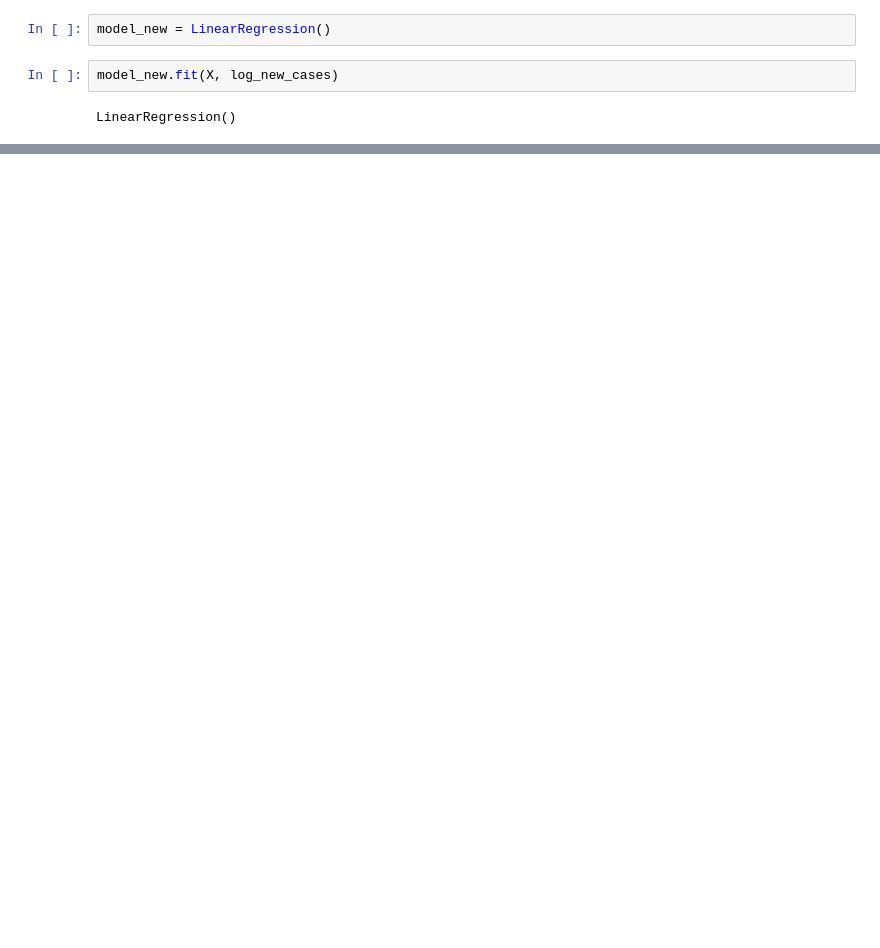
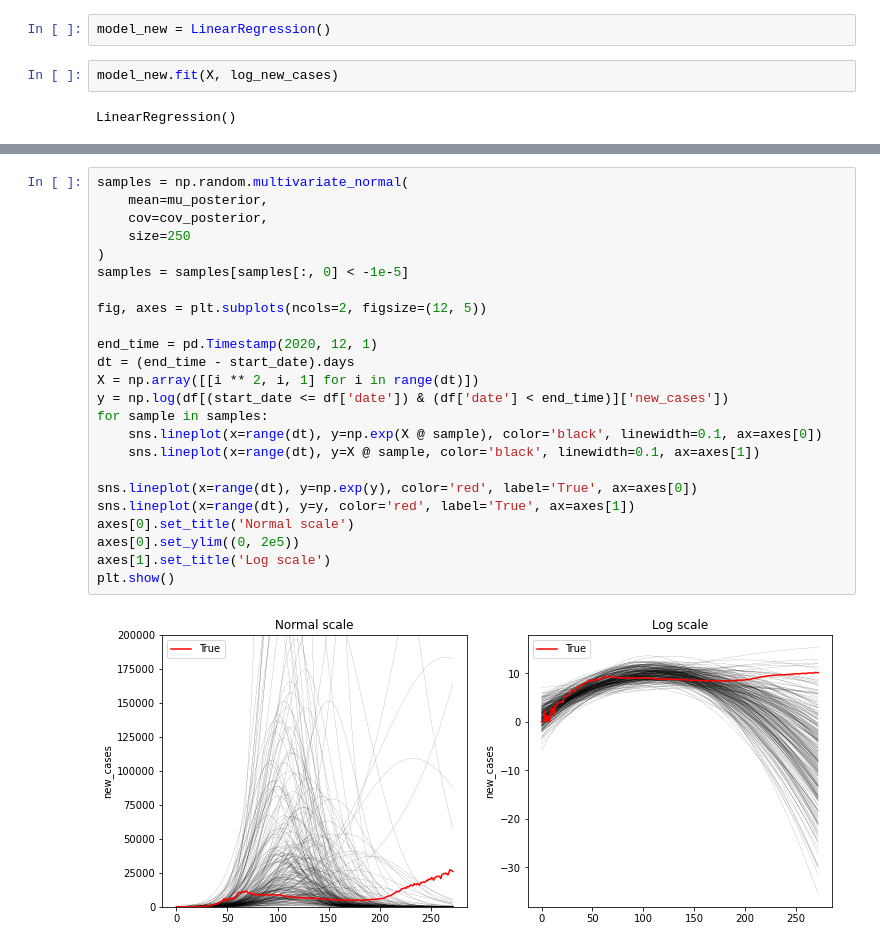
Before and after one commit to IPPK93/MADE_ADV_ML, a Jupyter notebook: HW 1.ipynb, the cells around one changed output, grey strips where cells are left out. Drawn from its saved outputs; the diff is of its cells as text; blank space fills up the shorter version.

```diff
--- a/HW 1.ipynb
+++ b/HW 1.ipynb
@@ -358,0 +389,26 @@ sns.lineplot(x=range(len(X)), y=log_new_cases, label='True')
+# %%
+samples = np.random.multivariate_normal(
+    mean=mu_posterior,
+    cov=cov_posterior,
+    size=250
+)
+samples = samples[samples[:, 0] < -1e-5]
+
+fig, axes = plt.subplots(ncols=2, figsize=(12, 5))
+
+end_time = pd.Timestamp(2020, 12, 1)
+dt = (end_time - start_date).days
+X = np.array([[i ** 2, i, 1] for i in range(dt)])
+y = np.log(df[(start_date <= df['date']) & (df['date'] < end_time)]['new_cases'])
+for sample in samples:
+    sns.lineplot(x=range(dt), y=np.exp(X @ sample), color='black', linewidth=0.1, ax=axes[0])
+    sns.lineplot(x=range(dt), y=X @ sample, color='black', linewidth=0.1, ax=axes[1])
+
+sns.lineplot(x=range(dt), y=np.exp(y), color='red', label='True', ax=axes[0])
+sns.lineplot(x=range(dt), y=y, color='red', label='True', ax=axes[1])
+axes[0].set_title('Normal scale')
+axes[0].set_ylim((0, 2e5))
+axes[1].set_title('Log scale')
+plt.show()
+# %% [output]
+[figure, added]
```
Also changed, not shown: parts of 17 cells of this notebook.
